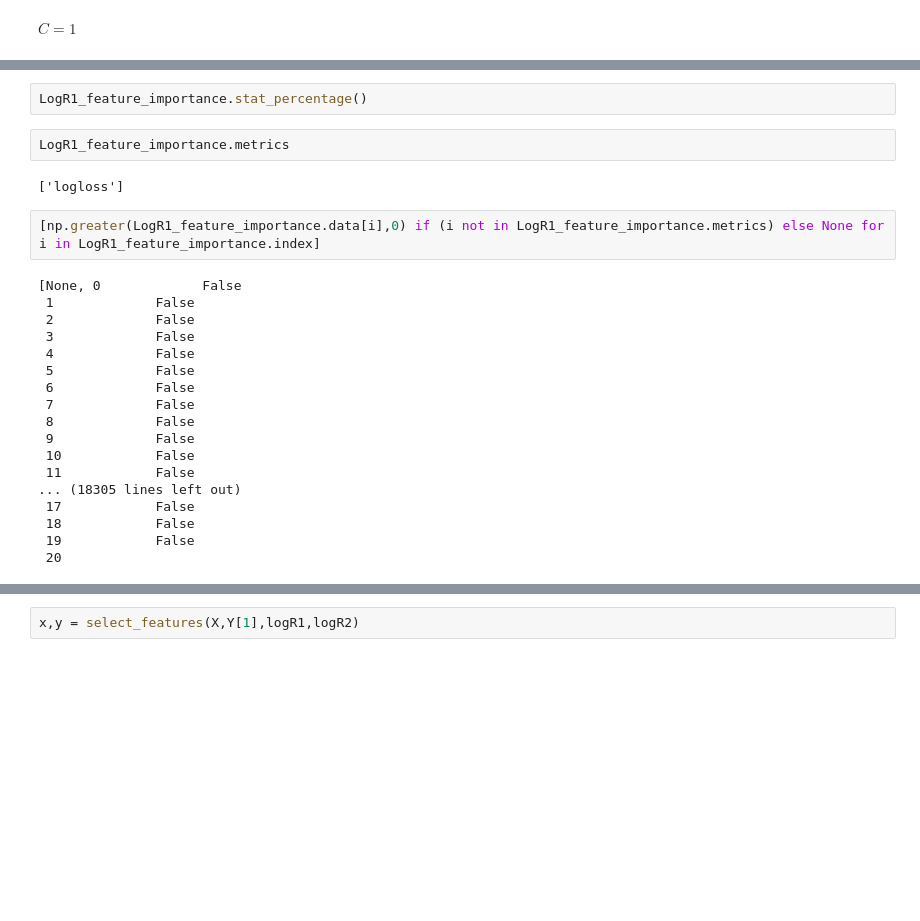
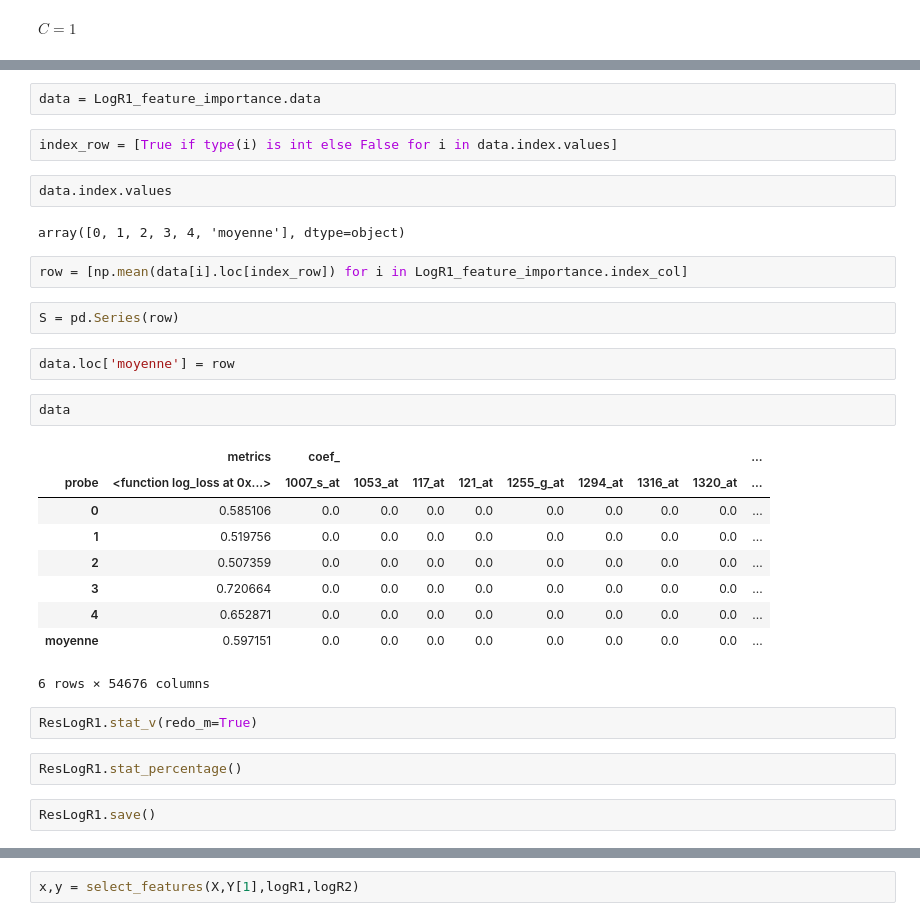
Before and after one commit to MerlinDumeur/PredVir, a Jupyter notebook: Rapport.ipynb, the cells around one changed output, grey strips where cells are left out. Saved outputs shown, nothing was run; the diff lists cells and outputs as text; blank space fills up the shorter version.

```diff
--- a/Rapport.ipynb
+++ b/Rapport.ipynb
@@ -710,26 +713,32 @@ LogR1_feature_importance = LogR1.feature_relevance()
+# %%
+data = LogR1_feature_importance.data
+# %%
+index_row = [True if type(i) is int else False for i in data.index.values]
+# %%
+data.index.values
+# %% [output]
+array([0, 1, 2, 3, 4, 'moyenne'], dtype=object)
+# %%
+row = [np.mean(data[i].loc[index_row]) for i in LogR1_feature_importance.index_col]
+# %%
+S = pd.Series(row)
+# %%
+data.loc['moyenne'] = row
+# %%
+data
+# %% [output]
+|  | metrics | coef_ |  |  |  |  |  |  |  | ... |
+| probe | <function log_loss at 0x...> | 1007_s_at | 1053_at | 117_at | 121_at | 1255_g_at | 1294_at | 1316_at | 1320_at | ... |
+| 0 | 0.585106 | 0.0 | 0.0 | 0.0 | 0.0 | 0.0 | 0.0 | 0.0 | 0.0 | ... |
+| 1 | 0.519756 | 0.0 | 0.0 | 0.0 | 0.0 | 0.0 | 0.0 | 0.0 | 0.0 | ... |
+| 2 | 0.507359 | 0.0 | 0.0 | 0.0 | 0.0 | 0.0 | 0.0 | 0.0 | 0.0 | ... |
+| 3 | 0.720664 | 0.0 | 0.0 | 0.0 | 0.0 | 0.0 | 0.0 | 0.0 | 0.0 | ... |
+| 4 | 0.652871 | 0.0 | 0.0 | 0.0 | 0.0 | 0.0 | 0.0 | 0.0 | 0.0 | ... |
+| moyenne | 0.597151 | 0.0 | 0.0 | 0.0 | 0.0 | 0.0 | 0.0 | 0.0 | 0.0 | ... |
+6 rows × 54676 columns
+# %%
+ResLogR1.stat_v(redo_m=True)
 # %%
-LogR1_feature_importance.stat_percentage()
+ResLogR1.stat_percentage()
-# %%
-LogR1_feature_importance.metrics
-# %% [output]
-['logloss']
-# %%
-[np.greater(LogR1_feature_importance.data[i],0) if (i not in LogR1_feature_importance.metrics) else None for i in LogR1_feature_importance.index]
-# %% [output]
-[None, 0             False
- 1             False
- 2             False
- 3             False
- 4             False
- 5             False
- 6             False
- 7             False
- 8             False
- 9             False
- 10            False
- 11            False
-... (18305 lines left out)
- 17            False
- 18            False
- 19            False
- 20
+# %%
+ResLogR1.save()
```
Also changed, not shown: parts of 12 cells of this notebook, 1 other file.
